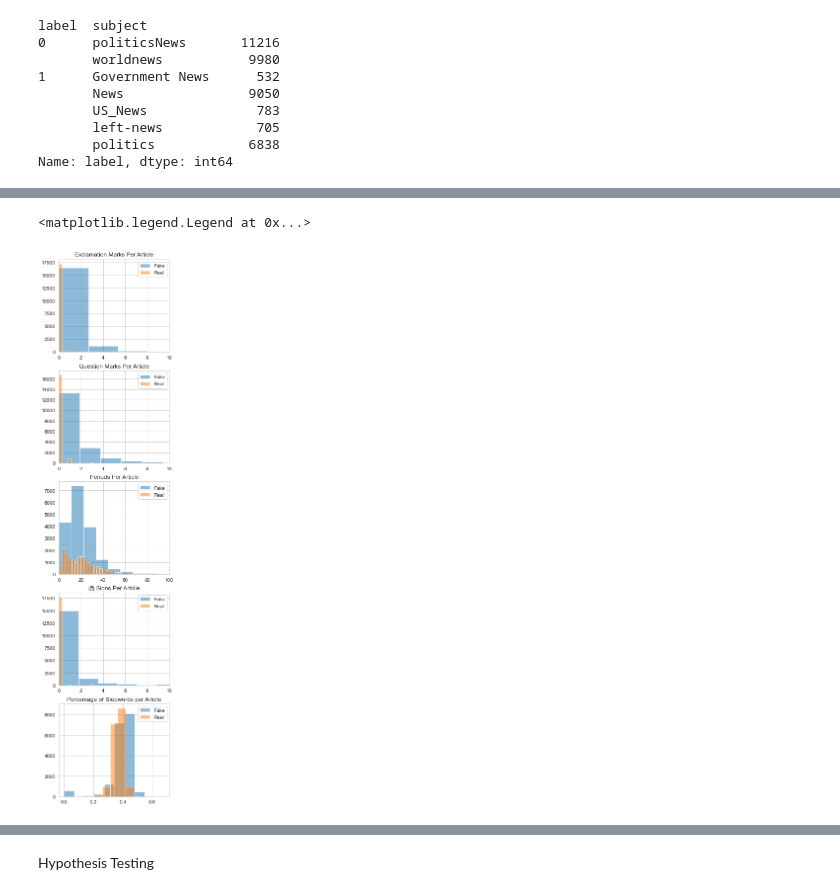
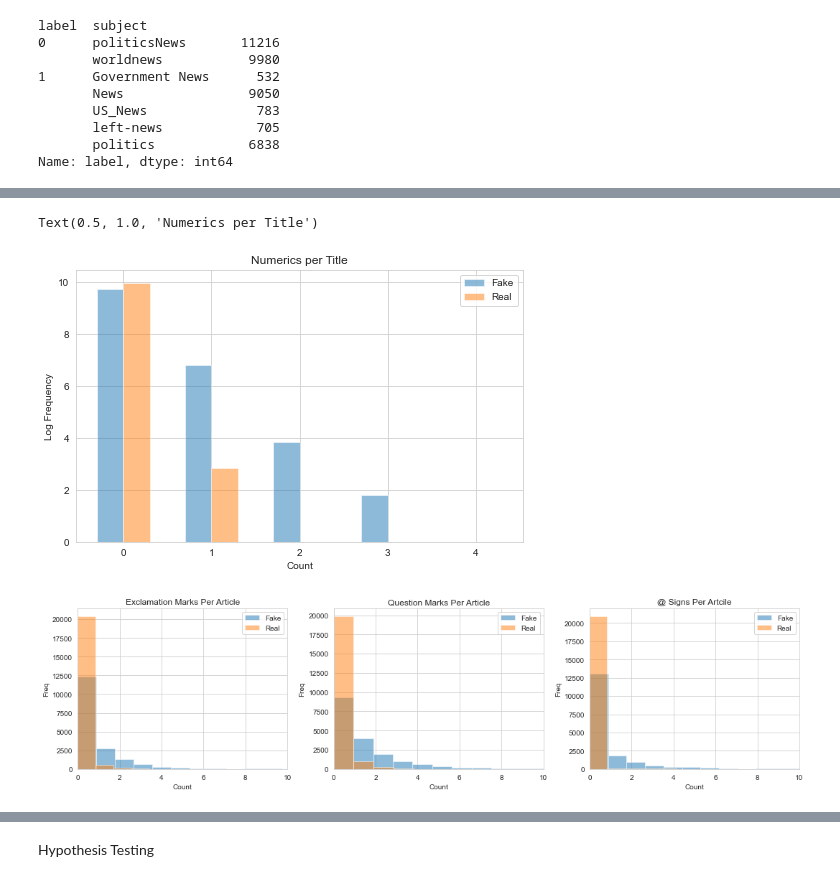
Before and after one commit to annadouv88/Springboard, a Jupyter notebook: Capstone Two/Capstone 2_EDA.ipynb, the cells around one changed output, grey strips where cells are left out. Saved outputs shown, nothing was run; the diff lists cells and outputs as text; code cells hidden in the pictures.

```diff
--- a/Capstone Two/Capstone 2_EDA.ipynb
+++ b/Capstone Two/Capstone 2_EDA.ipynb
@@ -91,3 +88,7 @@ df['stop%'] = df['text'].apply(lambda x: stop_p(x))
+# %%
+#stopwords
+stop = stopwords.words('english')
+df['stop'] = df.text.apply(lambda x: len([x for x in x.split() if x in stop]))
 # %%
 #descriptive stats
 df.describe().T
@@ -205,3 +205,7 @@ sns.heatmap(abs(df.corr()), cmap='coolwarm', annot=True)
 # %%
 #drop repeated information
-df.drop(['text_cc', 'title_cc'], axis=1, inplace=True)
+df.drop(['text_cc', 'title_cc', 'period'], axis=1, inplace=True)
+# %%
+#convert number of stopwords to % stopwords
+df['stop_p']= df.stop / df.text_wc
+df.drop('stop', axis=1, inplace=True)
@@ -208,3 +219,6 @@ df.drop(['text_cc', 'title_cc'], axis=1, inplace=True)
+# %%
+fake = df[df.label==1]
+true = df[df.label==0]
 # %%
 #histograms of average word length
 plt.figure(figsize=(8,4))
@@ -258,39 +304,41 @@ Text(0, 0.5, 'Frequency')
+# %%
+barplot(5,2,'numerics_title')
+plt.title('Numerics per Title')
+# %% [output]
+Text(0.5, 1.0, 'Numerics per Title')
+[figure, added]
 # %%
 #distribution of punctuation
-plt.figure(figsize=(4, 20))
-plt.subplot(5,1,1)
-plt.hist(fake['exclam'], bins=50, alpha=.5)
-plt.hist(random_true['exclam'], bins=50, alpha=.5)
+plt.figure(figsize=(15, 4))
+plt.subplot(1,3,1)
+plt.hist(fake['exclam_text'], bins=150, alpha=.5)
+plt.hist(true['exclam_text'], bins=14, alpha=.5)
 plt.xlim([0,10])
+plt.xlabel('Count')
+plt.ylabel('Freq')
 plt.title('Exclamation Marks Per Article')
 plt.legend(['Fake', 'Real'])
 
-plt.subplot(5,1,2)
-plt.hist(fake['qmark'], bins=50, alpha=.5)
-plt.hist(random_true['qmark'], bins=50, alpha=.5)
+
+plt.subplot(1,3,2)
+plt.hist(fake['qmark_text'], bins=100, alpha=.5)
+plt.hist(true['qmark_text'], bins=60, alpha=.5)
 plt.xlim([0,10])
+plt.xlabel('Count')
+plt.ylabel('Freq')
 plt.title('Question Marks Per Article')
 plt.legend(['Fake', 'Real'])
 
-plt.subplot(5,1,3)
-plt.hist(fake['period'], bins=50, alpha=.5)
-plt.hist(random_true['period'],bins=50, alpha=.5)
-plt.xlim([0,100])
-plt.title('Periods Per Article')
-plt.legend(['Fake', 'Real'])
 
-plt.subplot(5,1,4)
-plt.hist(fake['at'], bins=50, alpha=.5)
-plt.hist(random_true['at'], bins=50, alpha=.5)
+plt.subplot(1,3,3)
+plt.hist(fake['at_sign'], bins=100, alpha=.5)
+plt.hist(true['at_sign'], bins=23, alpha=.5)
 plt.xlim([0,10])
+plt.xlabel('Count')
+plt.ylabel('Freq')
 plt.title('@ Signs Per Artcile')
 plt.legend(['Fake', 'Real'])
 
-plt.subplot(5,1,5)
-plt.hist(fake['stop%'], alpha=.5)
-plt.hist(random_true['stop%'], alpha=.5)
-plt.title('Percentage of Stopwords per Article')
-plt.legend(['Fake', 'Real'])
+plt.tight_layout()
 # %% [output]
-<matplotlib.legend.Legend at 0x...>
-[figure, old version]
+[figure, new version]
```
Also changed, not shown: parts of 28 cells of this notebook.
